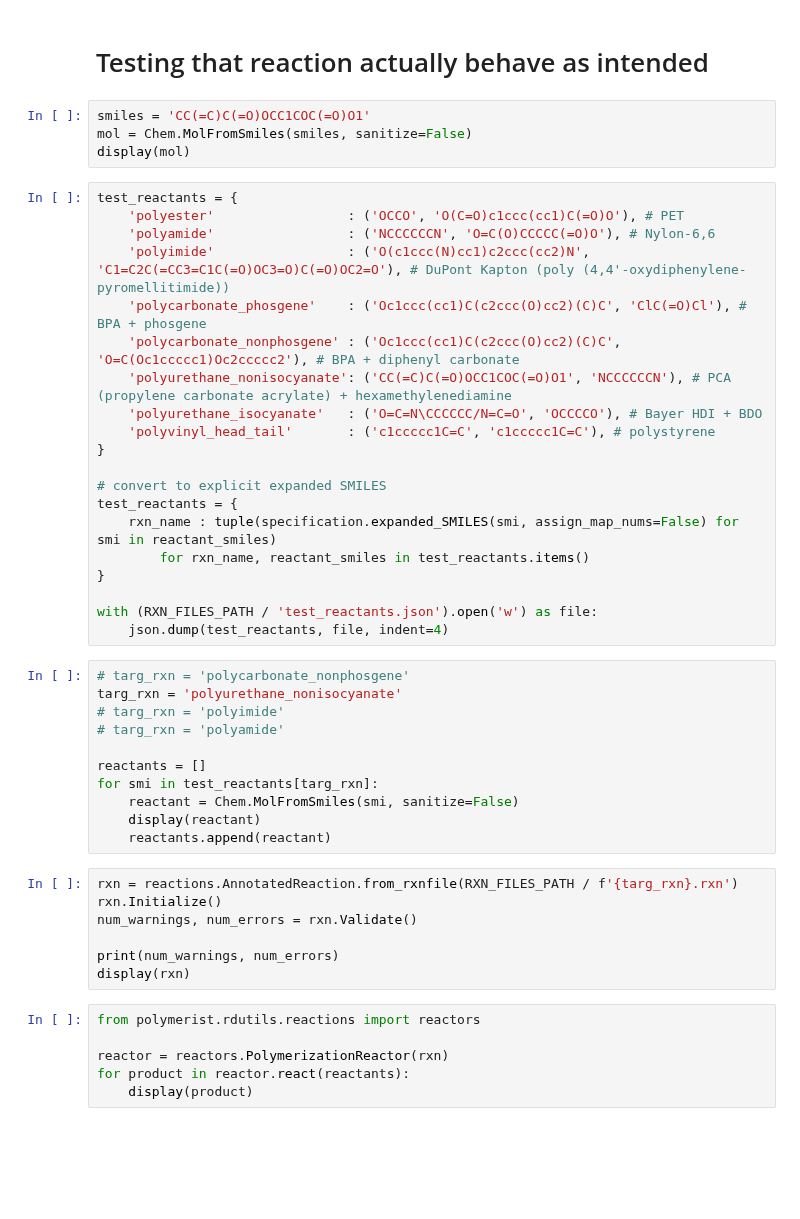
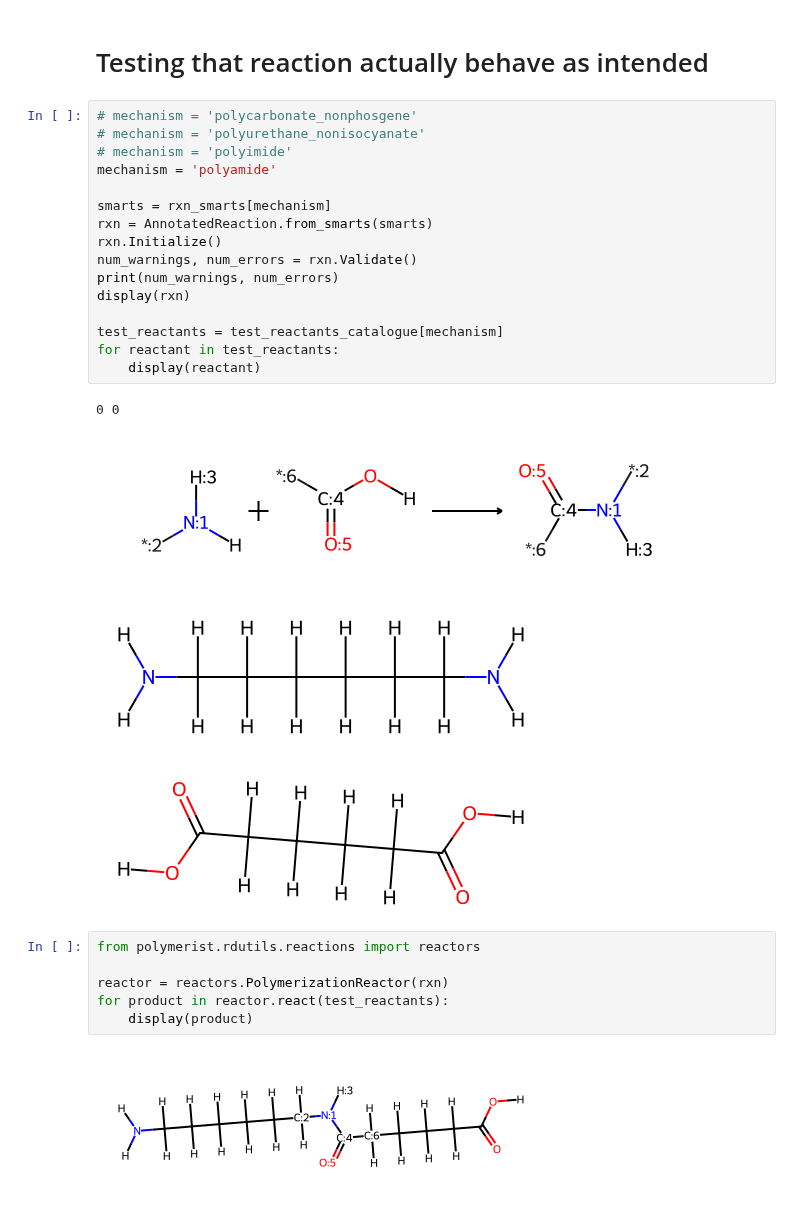
Before and after one commit to jlaw9/2026_polymer_build_workflow, a Jupyter notebook: reaction_def.ipynb, the cells around one changed output. Drawn from its saved outputs; the diff is of its cells as text; blank space fills up the shorter version.

```diff
--- a/reaction_def.ipynb
+++ b/reaction_def.ipynb
@@ -260,51 +66,32 @@ for chemistry, rxn in rxns.items():
 # %% [markdown]
 # Testing that reaction actually behave as intended
-# %%
-smiles = 'CC(=C)C(=O)OCC1COC(=O)O1'
-mol = Chem.MolFromSmiles(smiles, sanitize=False)
-display(mol)
-# %%
-test_reactants = {
-    'polyester'                 : ('OCCO', 'O(C=O)c1ccc(cc1)C(=O)O'), # PET
-    'polyamide'                 : ('NCCCCCCN', 'O=C(O)CCCCC(=O)O'), # Nylon-6,6
-    'polyimide'                 : ('O(c1ccc(N)cc1)c2ccc(cc2)N', 'C1=C2C(=CC3=C1C(=O)OC3=O)C(=O)OC2=O'), # DuPont Kapton (poly (4,4'-oxydiphenylene-pyromellitimide))
-    'polycarbonate_phosgene'    : ('Oc1ccc(cc1)C(c2ccc(O)cc2)(C)C', 'ClC(=O)Cl'), # BPA + phosgene
-    'polycarbonate_nonphosgene' : ('Oc1ccc(cc1)C(c2ccc(O)cc2)(C)C', 'O=C(Oc1ccccc1)Oc2ccccc2'), # BPA + diphenyl carbonate
-    'polyurethane_nonisocyanate': ('CC(=C)C(=O)OCC1COC(=O)O1', 'NCCCCCCN'), # PCA (propylene carbonate acrylate) + hexamethylenediamine
-    'polyurethane_isocyanate'   : ('O=C=N\CCCCCC/N=C=O', 'OCCCCO'), # Bayer HDI + BDO
-    'polyvinyl_head_tail'       : ('c1ccccc1C=C', 'c1ccccc1C=C'), # polystyrene
-}
-
-# convert to explicit expanded SMILES
-test_reactants = {
-    rxn_name : tuple(specification.expanded_SMILES(smi, assign_map_nums=False) for smi in reactant_smiles)
-        for rxn_name, reactant_smiles in test_reactants.items()
-}
-
-with (RXN_FILES_PATH / 'test_reactants.json').open('w') as file:
-    json.dump(test_reactants, file, indent=4)
-# %%
-# targ_rxn = 'polycarbonate_nonphosgene'
-targ_rxn = 'polyurethane_nonisocyanate'
-# targ_rxn = 'polyimide'
-# targ_rxn = 'polyamide'
-
-reactants = []
-for smi in test_reactants[targ_rxn]:
-    reactant = Chem.MolFromSmiles(smi, sanitize=False)
-    display(reactant)
-    reactants.append(reactant)
-# %%
-rxn = reactions.AnnotatedReaction.from_rxnfile(RXN_FILES_PATH / f'{targ_rxn}.rxn')
-rxn.Initialize()
-num_warnings, num_errors = rxn.Validate()
-
-print(num_warnings, num_errors)
-display(rxn)
+# %%
+# mechanism = 'polycarbonate_nonphosgene'
+# mechanism = 'polyurethane_nonisocyanate'
+# mechanism = 'polyimide'
+mechanism = 'polyamide'
+
+smarts = rxn_smarts[mechanism]
+rxn = AnnotatedReaction.from_smarts(smarts)
+rxn.Initialize()
+num_warnings, num_errors = rxn.Validate()
+print(num_warnings, num_errors)
+display(rxn)
+
+test_reactants = test_reactants_catalogue[mechanism]
+for reactant in test_reactants:
+    display(reactant)
+# %% [output]
+0 0
+[figure, added]
+[figure, added]
+[figure, added]
 # %%
 from polymerist.rdutils.reactions import reactors
 
 reactor = reactors.PolymerizationReactor(rxn)
-for product in reactor.react(reactants):
+for product in reactor.react(test_reactants):
     display(product)
+# %% [output]
+[figure, added]
 # %%
```
Also changed, not shown: parts of 19 cells of this notebook, 25 other files.
